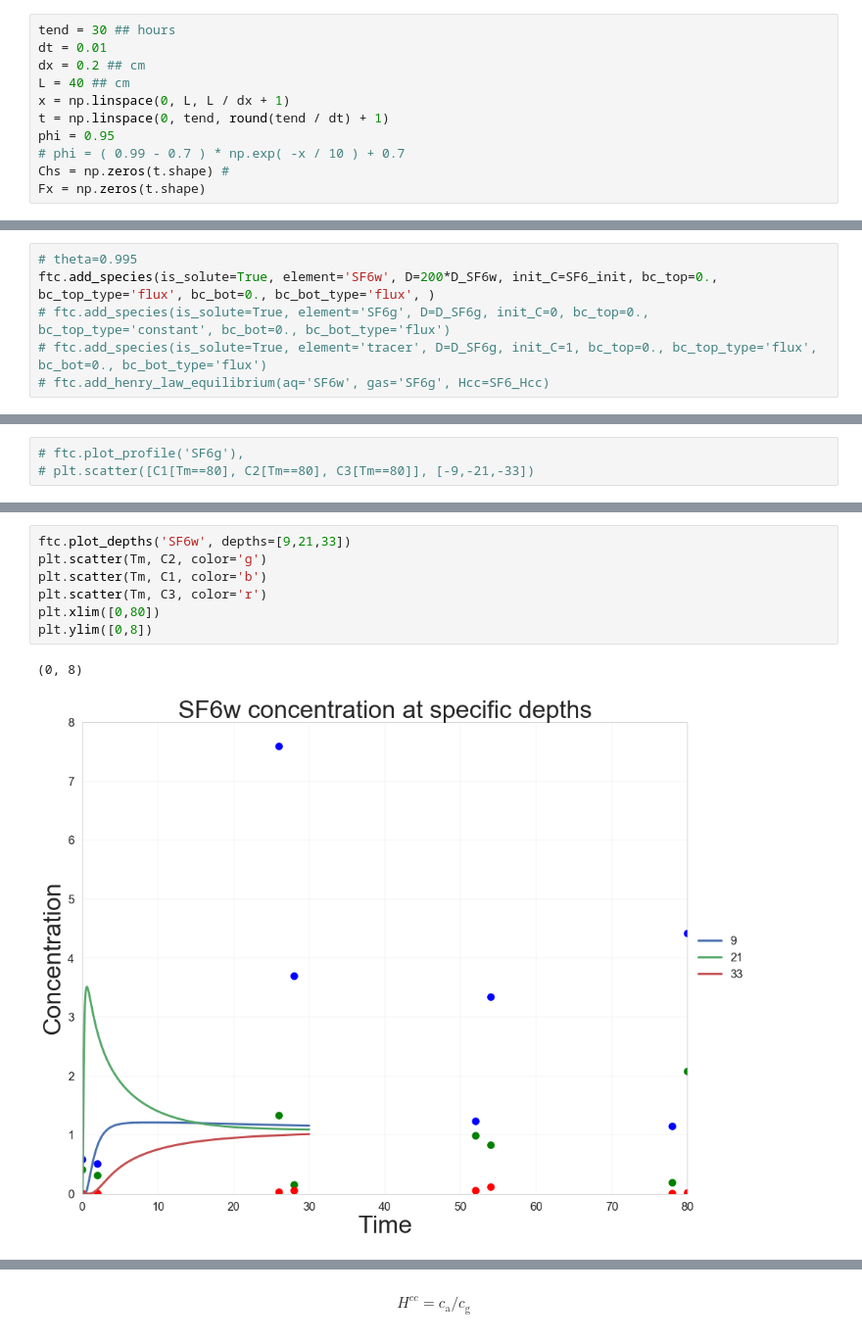
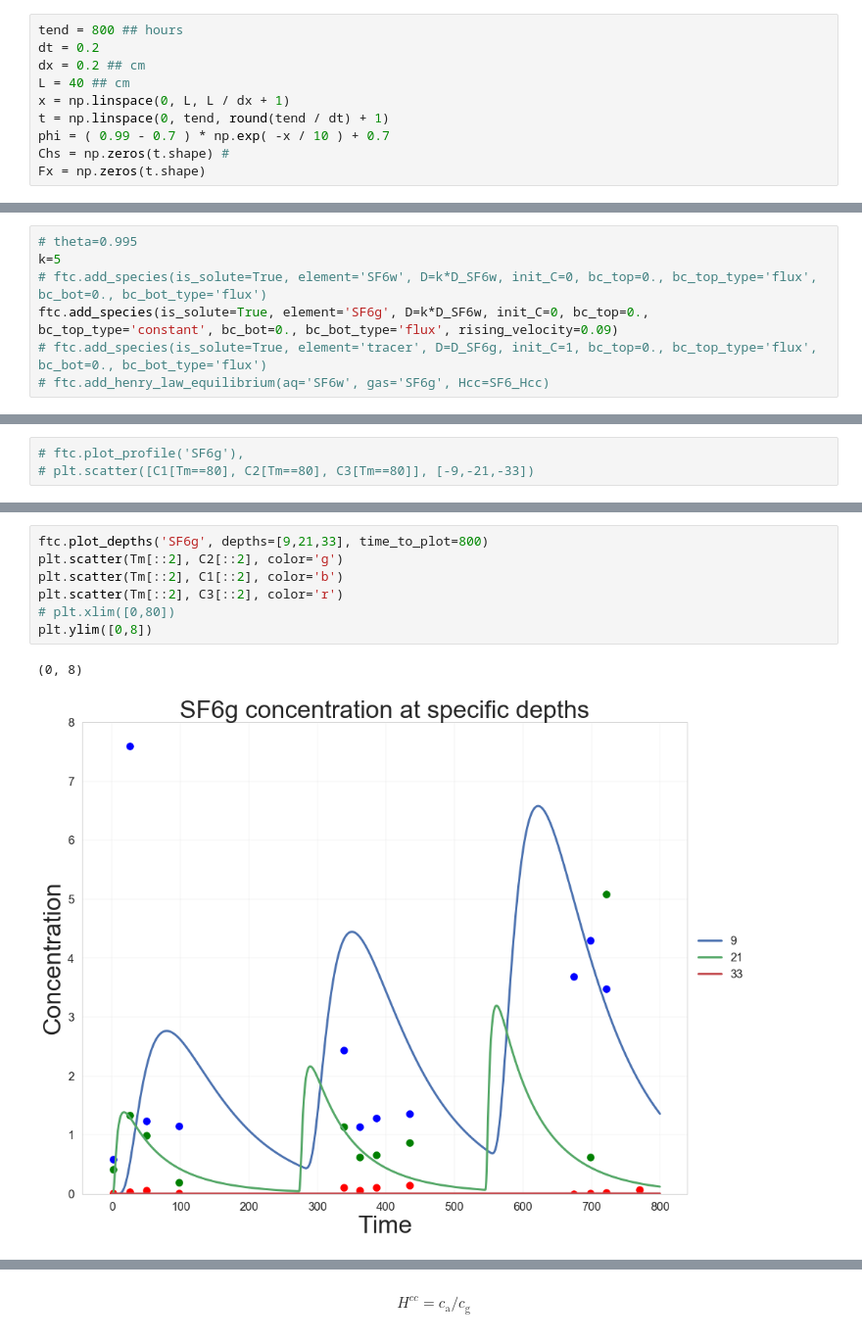
Before and after one commit to biogeochemistry/PorousMediaLab, a Jupyter notebook: examples/Tracer gas/tracer_gas_in_column.ipynb, the cells around one changed output, grey strips where cells are left out. Shown at 98% size. Drawn from its saved outputs; the diff is of its cells as text.

```diff
--- a/examples/Tracer gas/tracer_gas_in_column.ipynb
+++ b/examples/Tracer gas/tracer_gas_in_column.ipynb
@@ -14,13 +15,12 @@ plt.rcParams.update({'font.size': 32})
 sns.set_context("poster", rc={"font.size":34,"axes.titlesize":34,"axes.labelsize":34, "lines.linewidth": 4, 'lines.markersize':10})
 plt.rcParams['figure.figsize'] = 15, 12
 # %%
-tend = 30 ## hours
-dt = 0.01
+tend = 800 ## hours
+dt = 0.2
 dx = 0.2 ## cm
 L = 40 ## cm
 x = np.linspace(0, L, L / dx + 1)
 t = np.linspace(0, tend, round(tend / dt) + 1)
-phi = 0.95
-# phi = ( 0.99 - 0.7 ) * np.exp( -x / 10 ) + 0.7
+phi = ( 0.99 - 0.7 ) * np.exp( -x / 10 ) + 0.7
 Chs = np.zeros(t.shape) #
 Fx = np.zeros(t.shape)
@@ -54,7 +47,8 @@ plt.plot(SF6_init)
 # %%
 # theta=0.995
-ftc.add_species(is_solute=True, element='SF6w', D=200*D_SF6w, init_C=SF6_init, bc_top=0., bc_top_type='flux', bc_bot=0., bc_bot_type='flux', )
-# ftc.add_species(is_solute=True, element='SF6g', D=D_SF6g, init_C=0, bc_top=0., bc_top_type='constant', bc_bot=0., bc_bot_type='flux')
+k=5
+# ftc.add_species(is_solute=True, element='SF6w', D=k*D_SF6w, init_C=0, bc_top=0., bc_top_type='flux', bc_bot=0., bc_bot_type='flux')
+ftc.add_species(is_solute=True, element='SF6g', D=k*D_SF6w, init_C=0, bc_top=0., bc_top_type='constant', bc_bot=0., bc_bot_type='flux', rising_velocity=0.09)
 # ftc.add_species(is_solute=True, element='tracer', D=D_SF6g, init_C=1, bc_top=0., bc_top_type='flux', bc_bot=0., bc_bot_type='flux')
 # ftc.add_henry_law_equilibrium(aq='SF6w', gas='SF6g', Hcc=SF6_Hcc)
 # %%
@@ -97,10 +95,10 @@ plt.scatter([C1[Tm==80], C2[Tm==80], C3[Tm==80]], [-9,-21,-33])
 # %%
-ftc.plot_depths('SF6w', depths=[9,21,33])
-plt.scatter(Tm, C2, color='g')
-plt.scatter(Tm, C1, color='b')
-plt.scatter(Tm, C3, color='r')
-plt.xlim([0,80])
+ftc.plot_depths('SF6g', depths=[9,21,33], time_to_plot=800)
+plt.scatter(Tm[::2], C2[::2], color='g')
+plt.scatter(Tm[::2], C1[::2], color='b')
+plt.scatter(Tm[::2], C3[::2], color='r')
+# plt.xlim([0,80])
 plt.ylim([0,8])
 # %% [output]
 (0, 8)
-[figure, old version]
+[figure, new version]
```
Also changed, not shown: parts of 22 cells of this notebook, 3 other files.
